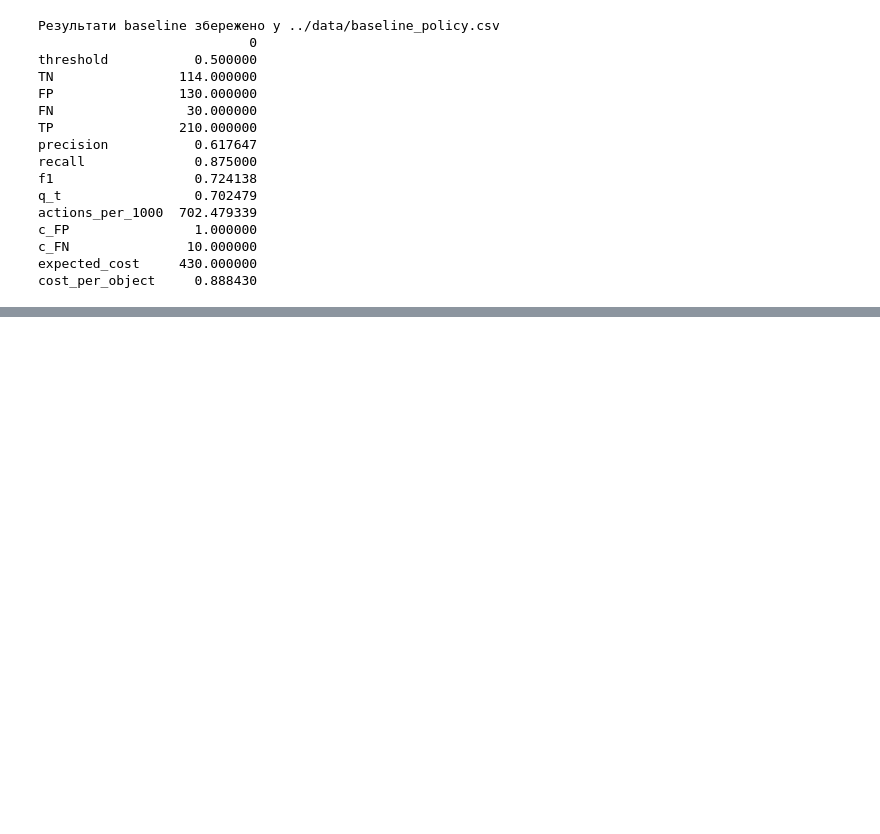
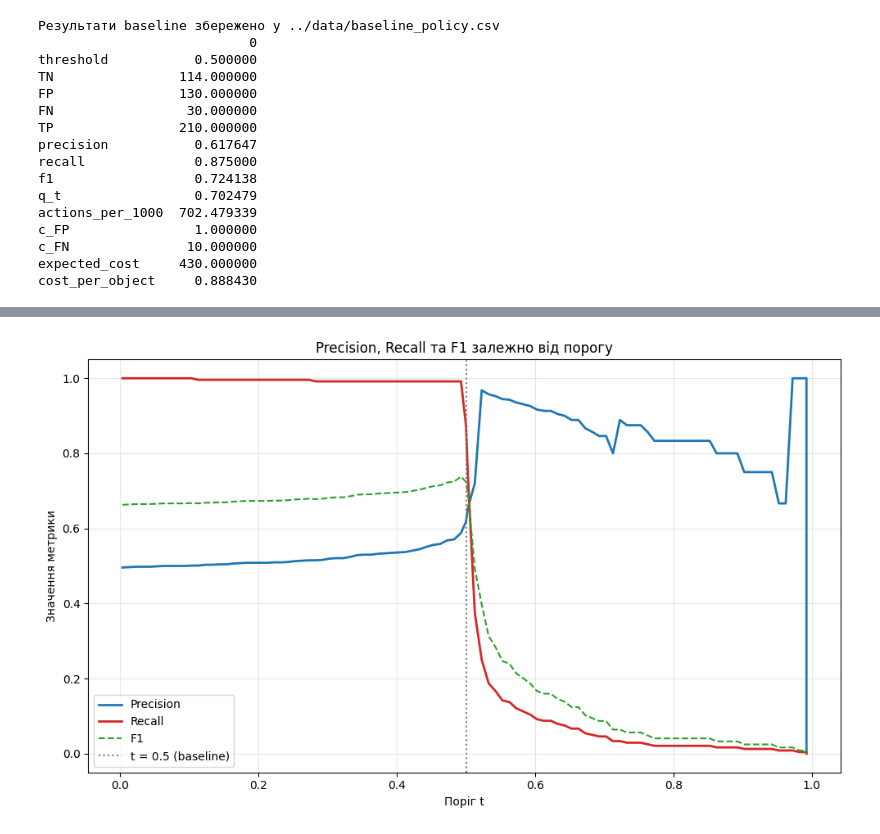
Before and after one commit to Yaroslav071315/machine-learning-course-volovnyk, a Jupyter notebook: practical04/notebook/Practical04.ipynb, the cells around one changed output, grey strips where cells are left out. Saved outputs shown, nothing was run; the diff lists cells and outputs as text; code cells hidden in the pictures; blank space fills up the shorter version.

Commit message:
Threshold Grid Analysis and Cost Scenario Comparison

```diff
--- a/practical04/notebook/Practical04.ipynb
+++ b/practical04/notebook/Practical04.ipynb
@@ -483,0 +500,20 @@ cost_per_object     0.888430
+# %%
+# Діапазон OOF-балів
+score_min = oof_df['score'].min()
+score_max = oof_df['score'].max()
+print(f'Мінімальний бал: {score_min:.6f}')
+print(f'Максимальний бал: {score_max:.6f}')
+
+# Сітка з 100 порогів (щонайменше 50 за вимогою)
+n_thresholds = 100
+thresholds = np.linspace(score_min, score_max, n_thresholds)
+
+# Додаємо "граничні" пороги для перевірки крайніх випадків
+thresholds = np.unique(np.concatenate([
+    thresholds,
+    [score_min - 1e-6, score_max + 1e-6, 0.5]
+]))
+
+print(f'Кількість порогів у сітці: {len(thresholds)}')
+print(f'Перші 5: {thresholds[:5]}')
+print(f'Останні 5: {thresholds[-5:]}')
@@ -483,0 +591,25 @@ cost_per_object     0.888430
+# %%
+import matplotlib.pyplot as plt
+
+fig, ax = plt.subplots(figsize=(10, 6))
+
+ax.plot(grid_df['threshold'], grid_df['precision'],
+        label='Precision', color='tab:blue', linewidth=2)
+ax.plot(grid_df['threshold'], grid_df['recall'],
+        label='Recall', color='tab:red', linewidth=2)
+ax.plot(grid_df['threshold'], grid_df['f1'],
+        label='F1', color='tab:green', linewidth=1.5, linestyle='--')
+
+ax.axvline(0.5, color='gray', linestyle=':', label='t = 0.5 (baseline)')
+
+ax.set_xlabel('Поріг t')
+ax.set_ylabel('Значення метрики')
+ax.set_title('Precision, Recall та F1 залежно від порогу')
+ax.legend()
+ax.grid(alpha=0.3)
+
+plt.tight_layout()
+plt.savefig('../figures/precision_recall_vs_threshold.png', dpi=120)
+plt.show()
+# %% [output]
+[figure, added]
```
Also changed, not shown: parts of 19 cells of this notebook, 6 other files.
